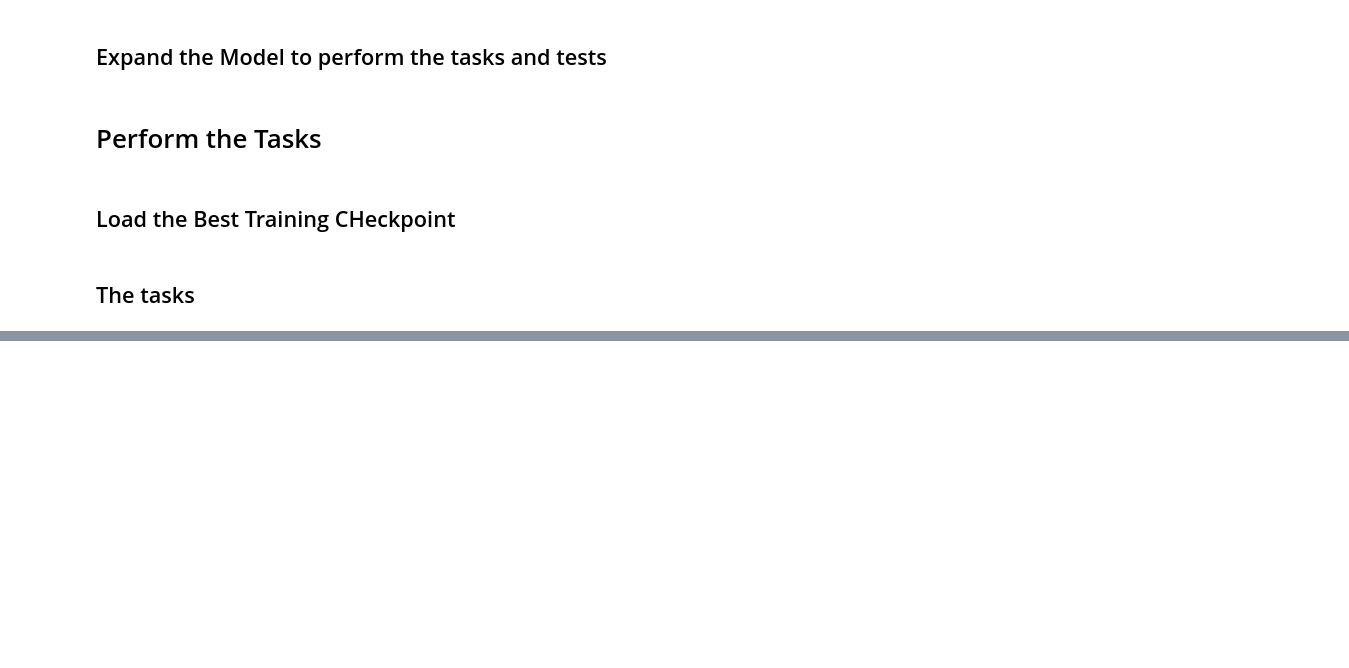
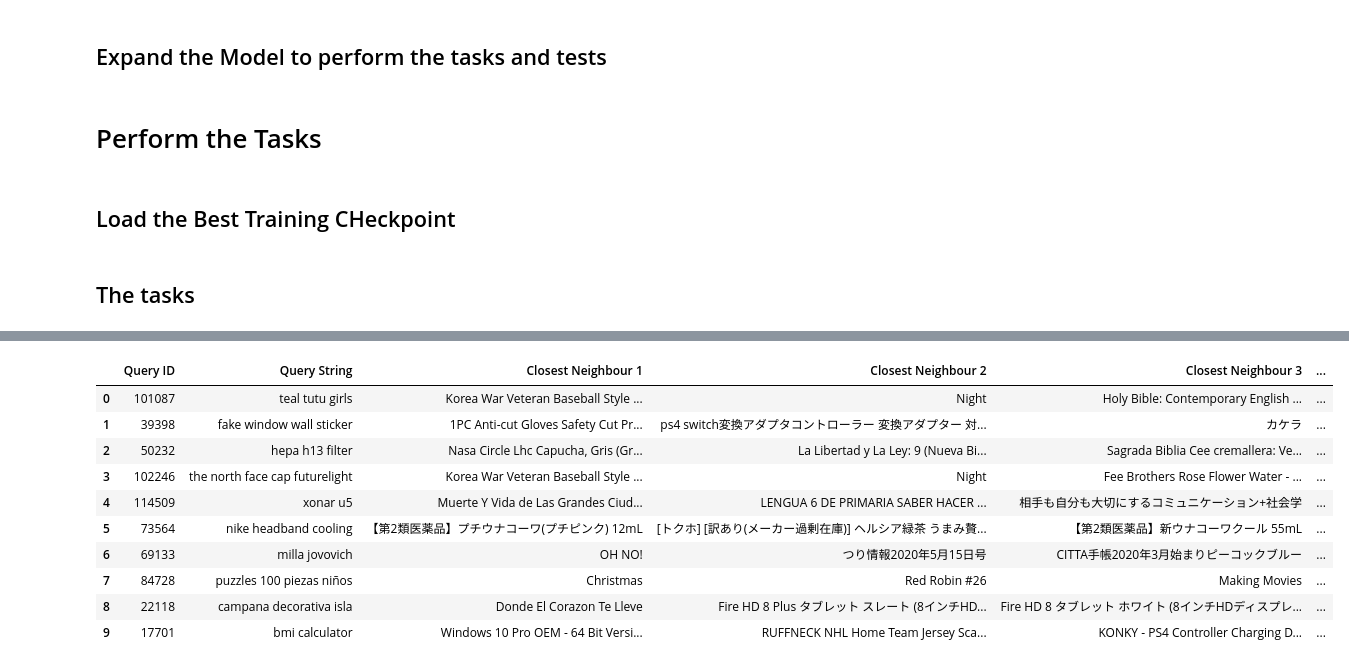
Before and after one commit to aN1ls-gif/Projekte, a Jupyter notebook: DataScience/NLP/ShoppingQuery/TrainedModel_Tasks.ipynb, the cells around one changed output, grey strips where cells are left out. Cells and saved outputs as stored; diff of their text form; code cells hidden in the pictures; blank space fills up the shorter version.

```diff
--- a/DataScience/NLP/ShoppingQuery/TrainedModel_Tasks.ipynb
+++ b/DataScience/NLP/ShoppingQuery/TrainedModel_Tasks.ipynb
@@ -266,0 +375,52 @@ Query-Product-Ranking and Multi-Class Product Classification specifically for th
+# %%
+tensor_size = 32
+products_test_embedded = pd.concat((Large_Dataset_Test.iloc[:, :6*tensor_size], Large_Dataset_Test.loc[:, ("product_id", "")]), axis = 1, ignore_index = True).drop_duplicates(subset = 6*tensor_size).reset_index(drop = True)
+querys_test_embedded = pd.concat((Large_Dataset_Test.iloc[:, 6*tensor_size:7*tensor_size], Large_Dataset_Test.loc[:, ("query_id", "")]), axis = 1, ignore_index = True).drop_duplicates(subset = tensor_size).reset_index(drop = True)
+
+# build the preemptive tree
+# preempitve_Tree = Model.build_preemptive_distance_tree(products_test_embedded.iloc[:, :-1])
+batch_size = 500
+products_test_tower_embedded = Model.product_tower(torch.tensor(products_test_embedded.iloc[:batch_size, :-1].to_numpy(), dtype = torch.float32))
+for i in tqdm(range(batch_size, products_test_embedded.shape[0] - batch_size, batch_size), desc = "running the product sentence embeddings through the product tower"):
+    temp = Model.product_tower(torch.tensor(products_test_embedded.iloc[i:i+batch_size, :-1].to_numpy(), dtype = torch.float32))
+    products_test_tower_embedded = torch.concatenate((products_test_tower_embedded, temp), axis = 0)
+temp = Model.product_tower(torch.tensor(products_test_embedded.iloc[i+batch_size:, :-1].to_numpy(), dtype = torch.float32))
+products_test_tower_embedded = torch.concatenate((products_test_tower_embedded, temp), axis = 0)
+# %%
+same_random_ids = False
+if not same_random_ids:
+    query_ids = Large_Dataset_Test.query_id.unique()
+    random_query_ids = np.random.choice(query_ids, size = 10, replace = False)
+
+n_neighbours = 10
+column_names = ["Query ID", "Query String"] + [f"Closest Neighbour {i+1}" for i in range(n_neighbours)]
+nested_list = []
+for query_id in random_query_ids:
+    current_run_list = [int(query_id)]
+    test_query_mask = querys_test_embedded.iloc[:, -1] == query_id
+    test_query = querys_test_embedded.loc[test_query_mask, :]
+    string_query = Queries.loc[Queries.query_id == query_id, "query"].iloc[0]
+    current_run_list.append(string_query)
+    test_query_tower_embedded = Model.query_tower(torch.tensor(test_query.iloc[:, :-1].to_numpy(), dtype = torch.float32))
+    euclidean_distances = torch.sqrt(torch.sum(torch.square(products_test_tower_embedded - test_query_tower_embedded), axis = 1))
+    top_10_neighbors = torch.argsort(euclidean_distances)[:n_neighbours]
+    for implicit_neighbor_id in top_10_neighbors:
+        actual_id = products_test_embedded.iloc[int(implicit_neighbor_id), -1]
+        product_name = Products.loc[Products.product_id == actual_id, "product_title"].iloc[0]
+        current_run_list.append(product_name)
+    nested_list.append(current_run_list)
+# %%
+as_DF = pd.DataFrame(np.array(nested_list), columns = column_names)
+as_DF
+# %% [output]
+|  | Query ID | Query String | Closest Neighbour 1 | Closest Neighbour 2 | Closest Neighbour 3 | ... |
+| 0 | 101087 | teal tutu girls | Korea War Veteran Baseball Style ... | Night | Holy Bible: Contemporary English ... | ... |
+| 1 | 39398 | fake window wall sticker | 1PC Anti-cut Gloves Safety Cut Pr... | ps4 switch変換アダプタコントローラー 変換アダプター 対... | カケラ | ... |
+| 2 | 50232 | hepa h13 filter | Nasa Circle Lhc Capucha, Gris (Gr... | La Libertad y La Ley: 9 (Nueva Bi... | Sagrada Biblia Cee cremallera: Ve... | ... |
+| 3 | 102246 | the north face cap futurelight | Korea War Veteran Baseball Style ... | Night | Fee Brothers Rose Flower Water - ... | ... |
+| 4 | 114509 | xonar u5 | Muerte Y Vida de Las Grandes Ciud... | LENGUA 6 DE PRIMARIA SABER HACER ... | 相手も自分も大切にするコミュニケーション+社会学 | ... |
+| 5 | 73564 | nike headband cooling | 【第2類医薬品】プチウナコーワ(プチピンク) 12mL | [トクホ] [訳あり(メーカー過剰在庫)] ヘルシア緑茶 うまみ贅... | 【第2類医薬品】新ウナコーワクール 55mL | ... |
+| 6 | 69133 | milla jovovich | OH NO! | つり情報2020年5月15日号 | CITTA手帳2020年3月始まりピーコックブルー | ... |
+| 7 | 84728 | puzzles 100 piezas niños | Christmas | Red Robin #26 | Making Movies | ... |
+| 8 | 22118 | campana decorativa isla | Donde El Corazon Te Lleve | Fire HD 8 Plus タブレット スレート (8インチHD... | Fire HD 8 タブレット ホワイト (8インチHDディスプレ... | ... |
+| 9 | 17701 | bmi calculator | Windows 10 Pro OEM - 64 Bit Versi... | RUFFNECK NHL Home Team Jersey Sca... | KONKY - PS4 Controller Charging D... | ... |
```
Also changed, not shown: parts of 10 cells of this notebook, 47 other files.
